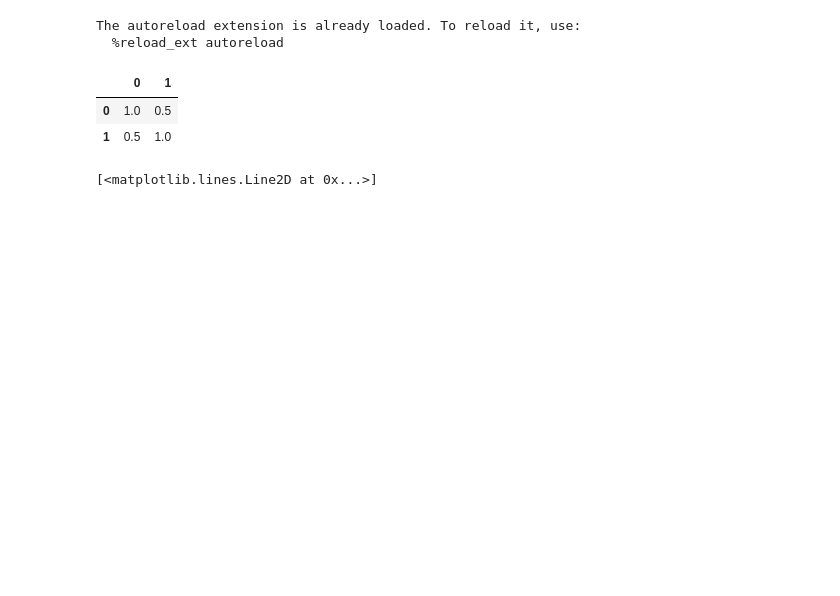
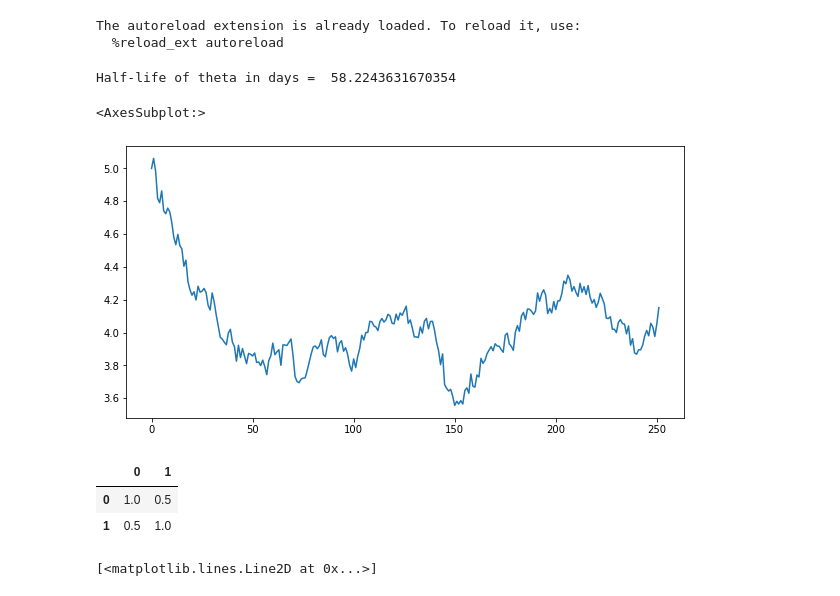
Before and after one commit to bbcho/risktools-dev, a Jupyter notebook: notebooks/testing.ipynb, the cells around one changed output. Drawn from its saved outputs; the diff is of its cells as text; code cells hidden in the pictures; blank space fills up the shorter version.

```diff
--- a/notebooks/testing.ipynb
+++ b/notebooks/testing.ipynb
@@ -19,6 +19,15 @@ up["eia"] = os.getenv("EIA")
 up["quandl"] = os.getenv("QUANDL")
 up["m*"]["pass"] = os.getenv("MS_PASS")
 up["m*"]["user"] = os.getenv("MS_USER")
+# %%
+sims = rt.simOUJ_arr(s0=5,mu=4,theta=3,sigma=0.2,T=1,dt=1/252,sims=1000)
+# %% [output]
+Half-life of theta in days =  58.2243631670354
+# %%
+sims.iloc[:,10].plot(figsize=(10,5))
+# %% [output]
+<AxesSubplot:>
+[figure, added]
 # %%
 cor = pd.DataFrame([[1,.5],[.5,1]])
 # %%
```
Also changed, not shown: parts of 1 cell of this notebook, 2 other files.
